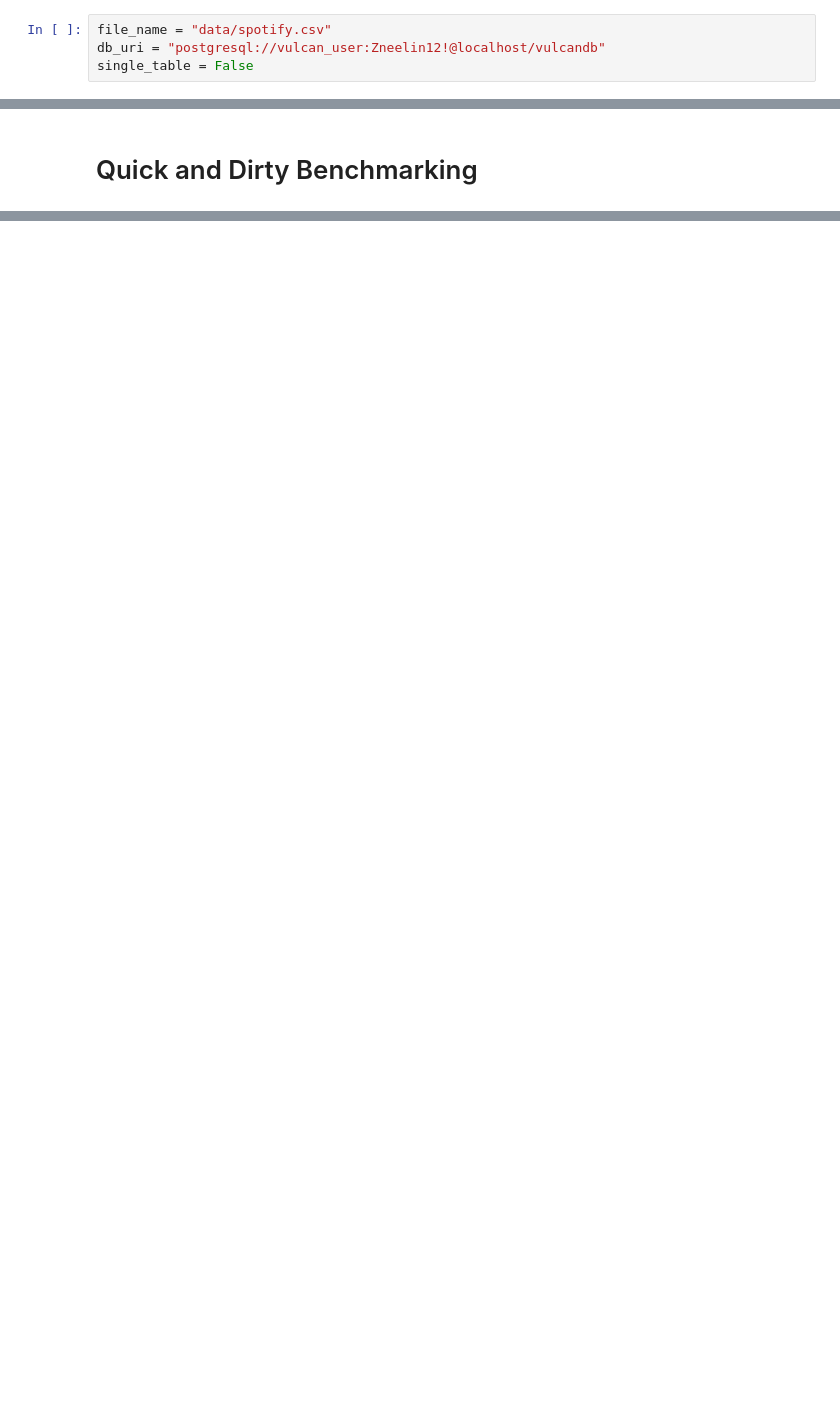
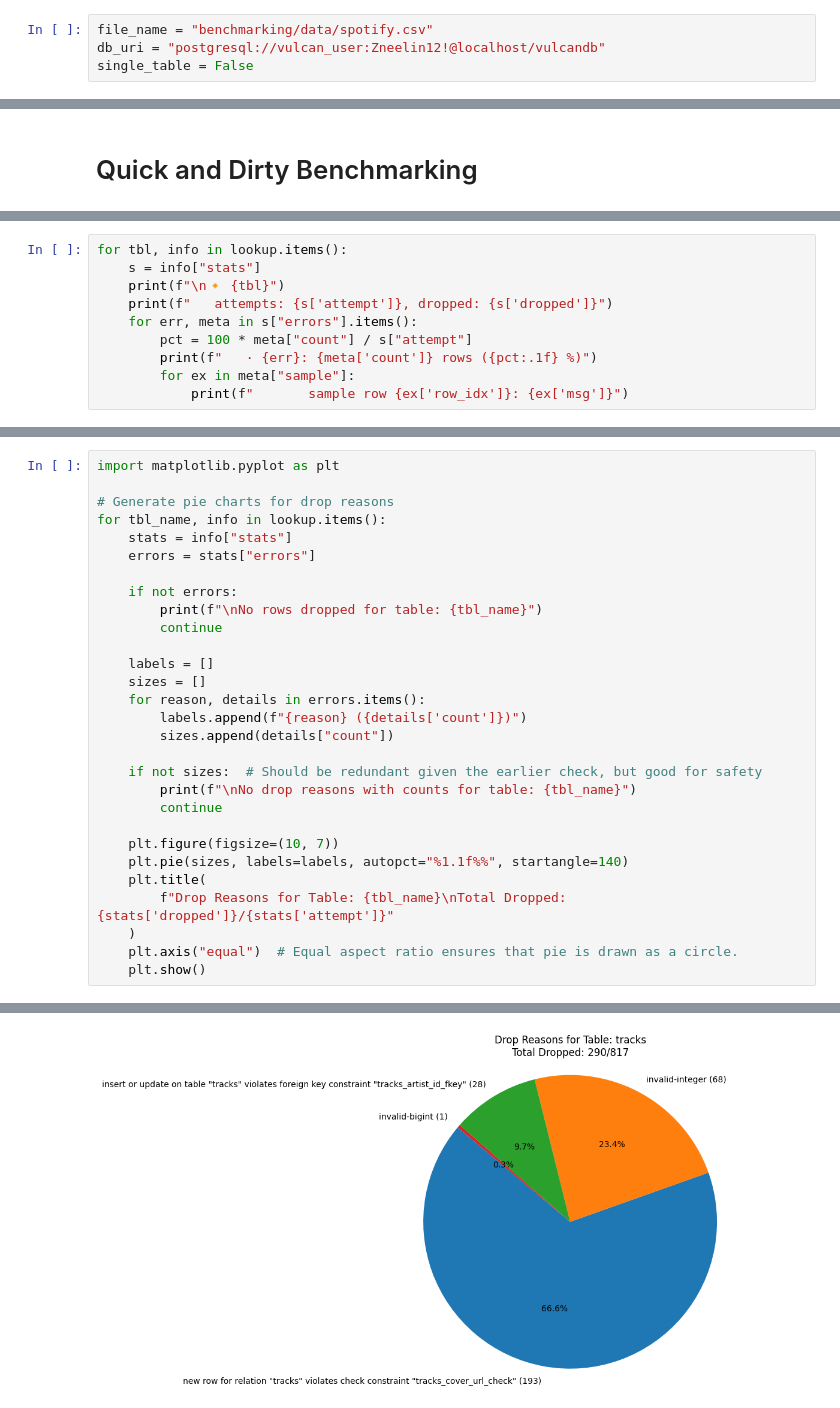
Before and after one commit to neelin1/vulcanDB, a Jupyter notebook: run.ipynb, the cells around one changed output, grey strips where cells are left out. Saved outputs shown, nothing was run; the diff lists cells and outputs as text; blank space fills up the shorter version.

Commit message:
feat: benchmarking

```diff
--- a/run.ipynb
+++ b/run.ipynb
@@ -18,7 +18,7 @@ from vulcan.database.validator import validate_content
 # %% [markdown]
 # Parameters
 # %%
-file_name = "data/spotify.csv"
+file_name = "benchmarking/data/spotify.csv"
 db_uri = "postgresql://vulcan_user:Zneelin12!@localhost/vulcandb"
 single_table = False
 # %% [markdown]
@@ -399,0 +376,10 @@ Number of rows in music_tracks: 742
+# %%
+for tbl, info in lookup.items():
+    s = info["stats"]
+    print(f"\n🔸 {tbl}")
+    print(f"   attempts: {s['attempt']}, dropped: {s['dropped']}")
+    for err, meta in s["errors"].items():
+        pct = 100 * meta["count"] / s["attempt"]
+        print(f"   · {err}: {meta['count']} rows ({pct:.1f} %)")
+        for ex in meta["sample"]:
+            print(f"       sample row {ex['row_idx']}: {ex['msg']}")
@@ -399,0 +404,30 @@ Number of rows in music_tracks: 742
+# %%
+import matplotlib.pyplot as plt
+
+# Generate pie charts for drop reasons
+for tbl_name, info in lookup.items():
+    stats = info["stats"]
+    errors = stats["errors"]
+
+    if not errors:
+        print(f"\nNo rows dropped for table: {tbl_name}")
+        continue
+
+    labels = []
+    sizes = []
+    for reason, details in errors.items():
+        labels.append(f"{reason} ({details['count']})")
+        sizes.append(details["count"])
+
+    if not sizes:  # Should be redundant given the earlier check, but good for safety
+        print(f"\nNo drop reasons with counts for table: {tbl_name}")
+        continue
+
+    plt.figure(figsize=(10, 7))
+    plt.pie(sizes, labels=labels, autopct="%1.1f%%", startangle=140)
+    plt.title(
+        f"Drop Reasons for Table: {tbl_name}\nTotal Dropped: {stats['dropped']}/{stats['attempt']}"
+    )
+    plt.axis("equal")  # Equal aspect ratio ensures that pie is drawn as a circle.
+    plt.show()
+# %% [output]
@@ -399,0 +435 @@ Number of rows in music_tracks: 742
+[figure, added]
```
Also changed, not shown: parts of 15 cells of this notebook, 8 other files.
